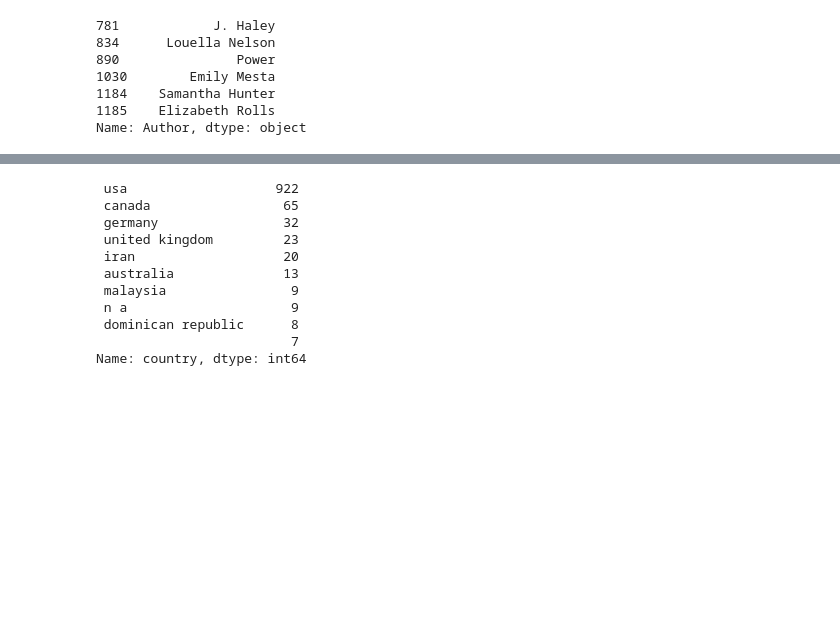
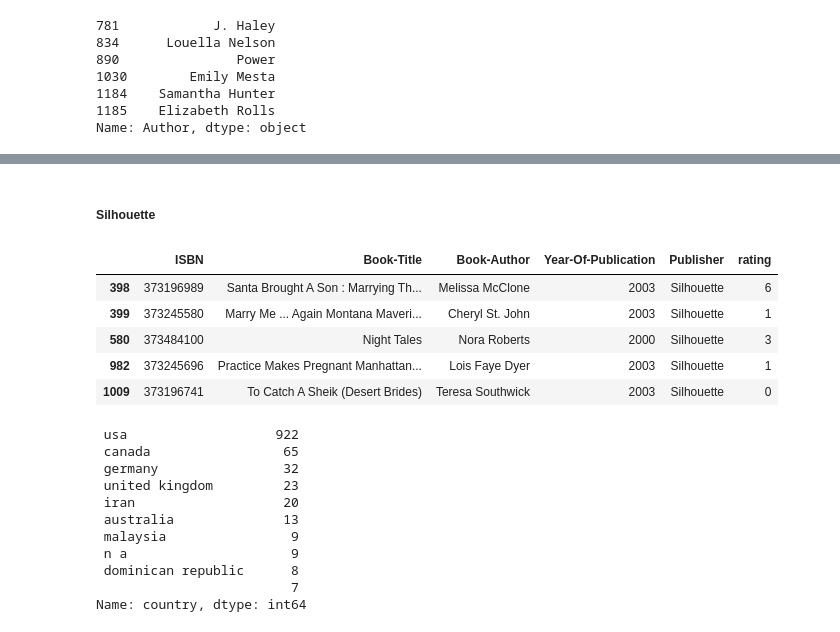
Before and after one commit to kunal-mallick/Book_Recommendation, a Jupyter notebook: Data Preprocessing & EDA/EDA.ipynb, the cells around one changed output, grey strips where cells are left out. Cells and saved outputs as stored; diff of their text form; code cells hidden in the pictures; blank space fills up the shorter version.

```diff
--- a/Data Preprocessing & EDA/EDA.ipynb
+++ b/Data Preprocessing & EDA/EDA.ipynb
@@ -390,2 +413,0 @@ rate[rate.duplicated()]
-# %%
-rate.drop_duplicates(inplace = True)
@@ -405,2 +413,0 @@ rating has 0 % missing value(1209)
-# %%
-rate.dropna(inplace = True)
@@ -433,4 +413,0 @@ def r(x):
-# %%
-rate['rate'] = rate['rating'].apply(r)
-
-rate
@@ -545,3 +473,16 @@ Silhouette[Silhouette['sold'] >= 12]
+# %% [markdown]
+##### Silhouette
+# %%
+Silhouette = rate[rate['Publisher'] == 'Silhouette']
+
+Silhouette.head()
+# %% [output]
+|  | ISBN | Book-Title | Book-Author | Year-Of-Publication | Publisher | rating |
+| 398 | 373196989 | Santa Brought A Son : Marrying Th... | Melissa McClone | 2003 | Silhouette | 6 |
+| 399 | 373245580 | Marry Me ... Again Montana Maveri... | Cheryl St. John | 2003 | Silhouette | 1 |
+| 580 | 373484100 | Night Tales | Nora Roberts | 2000 | Silhouette | 3 |
+| 982 | 373245696 | Practice Makes Pregnant Manhattan... | Lois Faye Dyer | 2003 | Silhouette | 1 |
+| 1009 | 373196741 | To Catch A Sheik (Desert Brides) | Teresa Southwick | 2003 | Silhouette | 0 |
 # %%
 user_list = []
 
```
Also changed, not shown: parts of 27 cells of this notebook.
